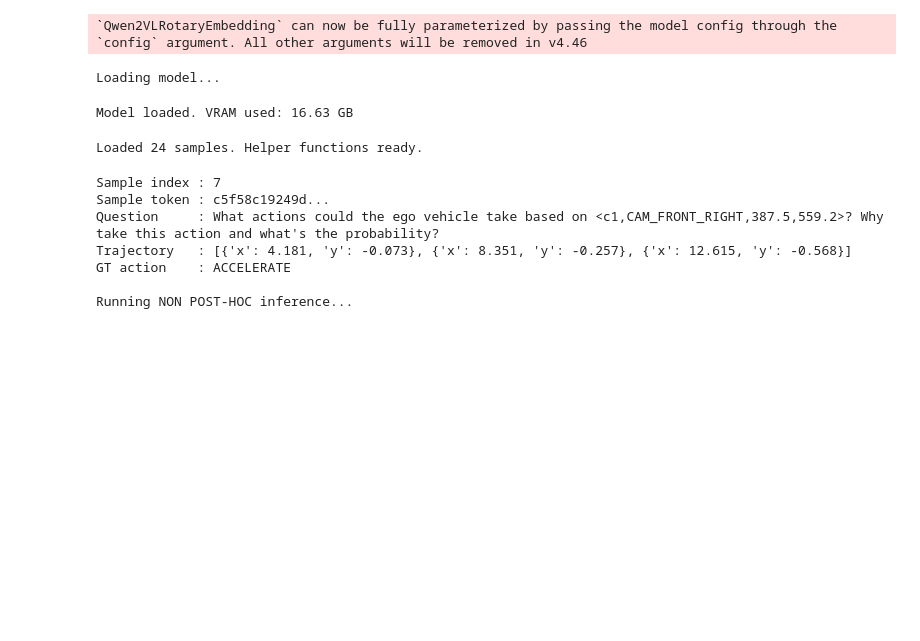
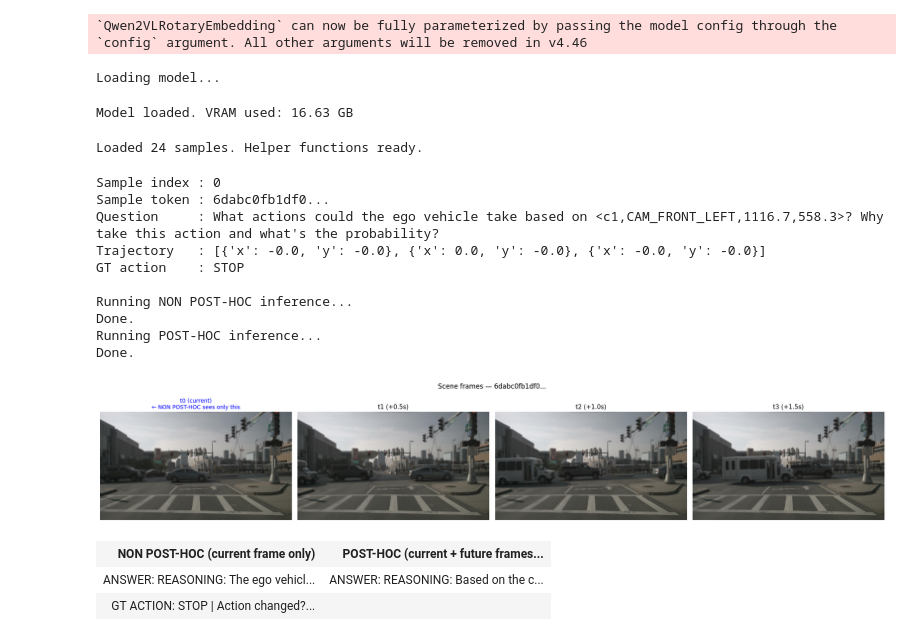
Before and after one commit to lucassuryana/rq2-posthoc-driving, a Jupyter notebook: smoke_test.ipynb, the cells around one changed output. Saved outputs shown, nothing was run; the diff lists cells and outputs as text; code cells hidden in the pictures; blank space fills up the shorter version.

Commit message:
Day 5: smoke test working - image resize fix, sample 4 results

```diff
--- a/smoke_test.ipynb
+++ b/smoke_test.ipynb
@@ -74,7 +74,8 @@ def derive_gt_action(traj):
 # ─────────────────────────────────────────────────────────────────────────────
 # run_inference: sends a message (with images) to Qwen2-VL and returns raw text
 # temperature=0.0 + do_sample=False = deterministic output (same input → same output)
-# max_new_tokens=512 = maximum length of the model's response
+# max_new_tokens=256 = maximum length of the model's response
+# img.resize((640,360)) = resize image from original size 1600x900 to 640x360, to save VRAM
 # ─────────────────────────────────────────────────────────────────────────────
 def run_inference(messages):
     # Free any leftover GPU memory before inference
@@ -82,12 +83,24 @@ def run_inference(messages):
     import gc
     gc.collect()
 
+    for msg in messages:
+        if isinstance(msg.get('content'), list):
+            for item in msg['content']:
+                if item.get('type') == 'image':
+                    img = Image.open(item['image']).convert('RGB')
+                    img = img.resize((640, 360), Image.LANCZOS)
+                    # Save resized image to temp path
+                    tmp_path = item['image'].replace('.jpg', '_resized.jpg')
+                    img.save(tmp_path, quality=85)
+                    item['image'] = tmp_path
+
     text = processor.apply_chat_template(messages, tokenize=False, add_generation_prompt=True)
     image_inputs, _ = process_vision_info(messages)
     inputs = processor(text=[text], images=image_inputs, return_tensors="pt").to("cuda")
     with torch.no_grad():
         out = model.generate(**inputs, max_new_tokens=256, temperature=0.0, do_sample=False)
     trimmed = out[:, inputs['input_ids'].shape[1]:]
+    result = processor.decode(trimmed[0], skip_special_tokens=True)
 
     # Free VRAM immediately after inference
     del inputs, out, trimmed
@@ -127,7 +140,7 @@ Loaded 24 samples. Helper functions ready.
 # (samples 0-6 are from scene-0553 where the vehicle is stationary)
 # ─────────────────────────────────────────────────────────────────────────────
 
-SAMPLE_IDX = 7  # change this to view other samples (0-23)
+SAMPLE_IDX = 0  # change this to view other samples (0-23)
 
 s = data[SAMPLE_IDX]
 fd   = s['frame_dir']    # folder with t0.jpg, t1.jpg, t2.jpg, t3.jpg
@@ -193,35 +206,42 @@ plt.show()
 # ── Display results side by side ──────────────────────────────────────────────
 display(HTML(f"""
 <table style="width:100%; border-collapse:collapse; font-family:monospace; font-size:13px;">
 <tr style="background:#f0f0f0;">
     <th style="padding:10px; width:50%; border:1px solid #ccc;">NON POST-HOC (current frame only)</th>
     <th style="padding:10px; width:50%; border:1px solid #ccc;">POST-HOC (current + future frames + trajectory)</th>
 </tr>
 <tr>
     <td style="padding:10px; border:1px solid #ccc; vertical-align:top;">
         <b>ANSWER:</b><br>{out_non['answer']}<br><br>
         <b>REASONING:</b><br>{out_non['reasoning']}<br><br>
         <b>ACTION:</b> <span style="color:{'green' if out_non['action']==gt_action else 'red'}; font-weight:bold;">{out_non['action']}</span>
     </td>
     <td style="padding:10px; border:1px solid #ccc; vertical-align:top;">
         <b>ANSWER:</b><br>{out_post['answer']}<br><br>
         <b>REASONING:</b><br>{out_post['reasoning']}<br><br>
         <b>ACTION:</b> <span style="color:{'green' if out_post['action']==gt_action else 'red'}; font-weight:bold;">{out_post['action']}</span>
     </td>
 </tr>
 <tr style="background:#f9f9f9;">
     <td colspan="2" style="padding:10px; border:1px solid #ccc; text-align:center;">
         <b>GT ACTION:</b> {gt_action} &nbsp;|&nbsp;
         <b>Action changed?</b> {'YES ⚠' if out_non['action'] != out_post['action'] else 'NO ✓'}
     </td>
 </tr>
 </table>
 """))
 # %% [output]
-Sample index : 7
-Sample token : c5f58c19249d...
-Question     : What actions could the ego vehicle take based on <c1,CAM_FRONT_RIGHT,387.5,559.2>? Why take this action and what's the probability?
-Trajectory   : [{'x': 4.181, 'y': -0.073}, {'x': 8.351, 'y': -0.257}, {'x': 12.615, 'y': -0.568}]
-GT action    : ACCELERATE
+Sample index : 0
+Sample token : 6dabc0fb1df0...
+Question     : What actions could the ego vehicle take based on <c1,CAM_FRONT_LEFT,1116.7,558.3>? Why take this action and what's the probability?
+Trajectory   : [{'x': -0.0, 'y': -0.0}, {'x': 0.0, 'y': -0.0}, {'x': -0.0, 'y': -0.0}]
+GT action    : STOP
 
 Running NON POST-HOC inference...
+Done.
+Running POST-HOC inference...
+Done.
+[figure, added]
+| NON POST-HOC (current frame only) | POST-HOC (current + future frames... |
+| ANSWER: REASONING: The ego vehicl... | ANSWER: REASONING: Based on the c... |
+| GT ACTION: STOP | Action changed?... |  |
```
